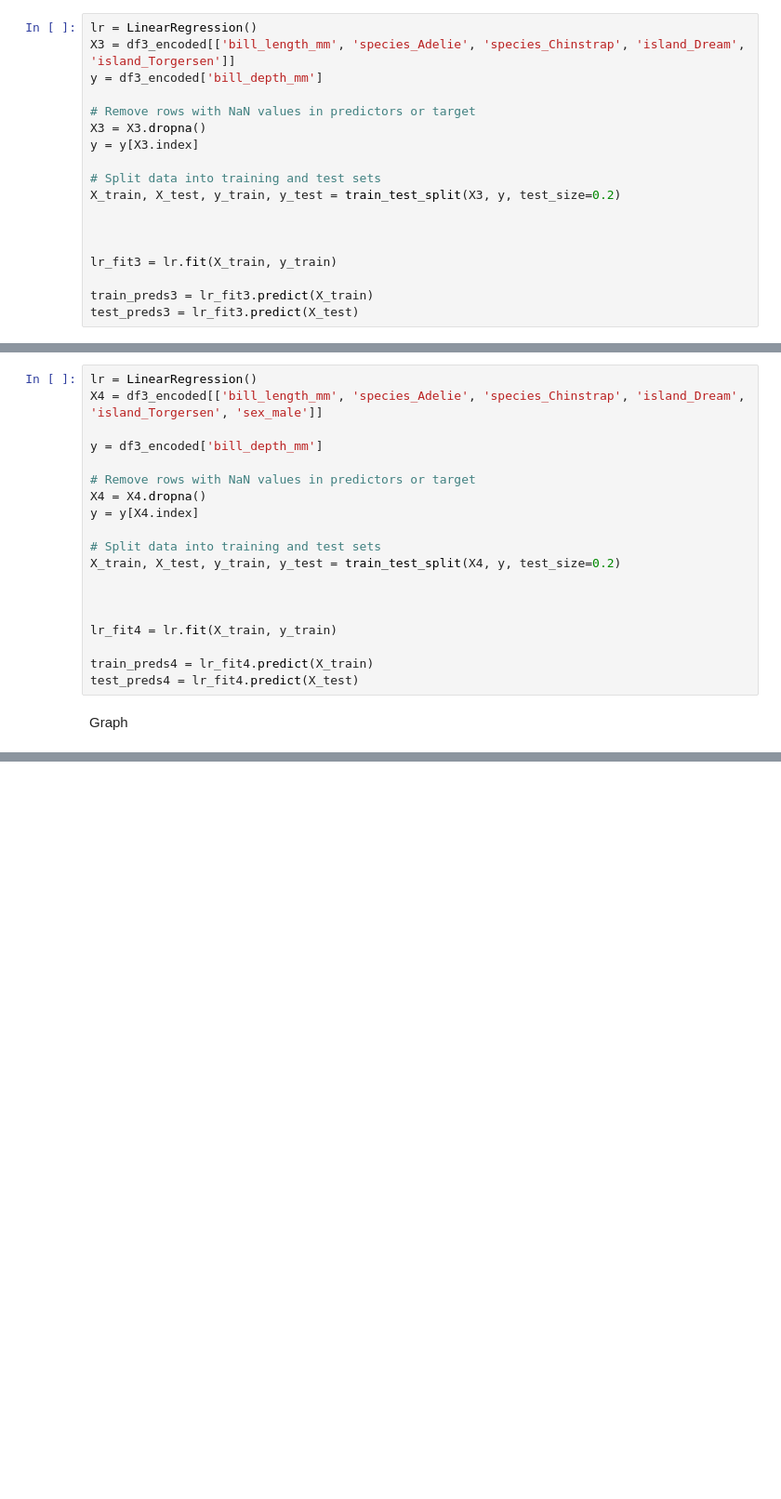
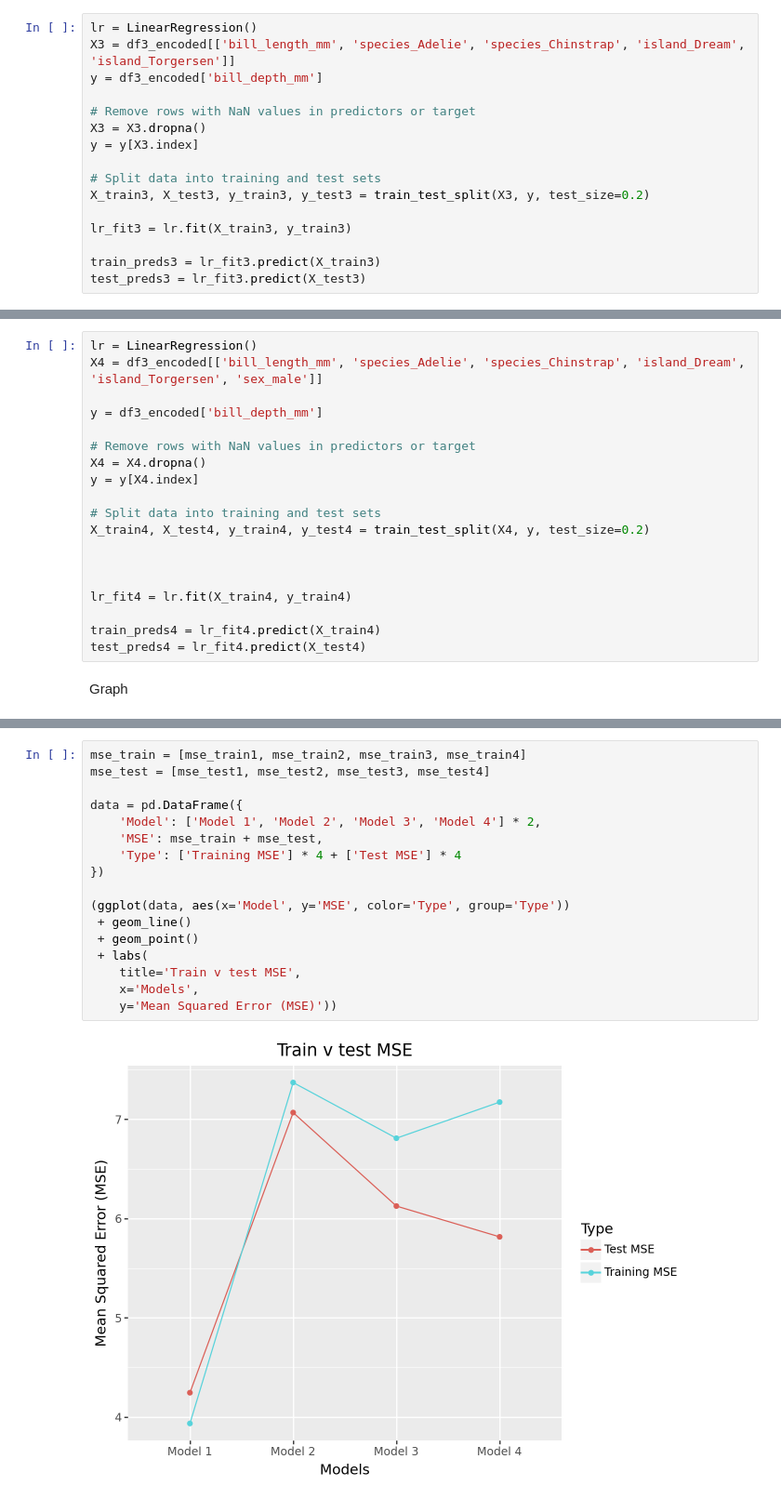
Before and after one commit to okhanson/GSB_544_ML, a Jupyter notebook: Practice Activity 6.2/Practice Activity 6.2.ipynb, the cells around one changed output, grey strips where cells are left out. Shown: that part at 93% size. Saved outputs shown, nothing was run; the diff lists cells and outputs as text; blank space fills up the shorter version.

```diff
--- a/Practice Activity 6.2/Practice Activity 6.2.ipynb
+++ b/Practice Activity 6.2/Practice Activity 6.2.ipynb
@@ -186,14 +171,12 @@ X3 = X3.dropna()
 y = y[X3.index]
 
 # Split data into training and test sets
-X_train, X_test, y_train, y_test = train_test_split(X3, y, test_size=0.2)
+X_train3, X_test3, y_train3, y_test3 = train_test_split(X3, y, test_size=0.2)
 
+lr_fit3 = lr.fit(X_train3, y_train3)
 
-
-lr_fit3 = lr.fit(X_train, y_train)
-
-train_preds3 = lr_fit3.predict(X_train)
-test_preds3 = lr_fit3.predict(X_test)
+train_preds3 = lr_fit3.predict(X_train3)
+test_preds3 = lr_fit3.predict(X_test3)
 # %% [markdown]
 Model4
 # %%
@@ -207,14 +190,14 @@ X4 = X4.dropna()
 y = y[X4.index]
 
 # Split data into training and test sets
-X_train, X_test, y_train, y_test = train_test_split(X4, y, test_size=0.2)
+X_train4, X_test4, y_train4, y_test4 = train_test_split(X4, y, test_size=0.2)
 
 
 
-lr_fit4 = lr.fit(X_train, y_train)
+lr_fit4 = lr.fit(X_train4, y_train4)
 
-train_preds4 = lr_fit4.predict(X_train)
-test_preds4 = lr_fit4.predict(X_test)
+train_preds4 = lr_fit4.predict(X_train4)
+test_preds4 = lr_fit4.predict(X_test4)
 # %% [markdown]
 Graph
 # %%
@@ -272,0 +226,19 @@ plt.show()
+# %%
+mse_train = [mse_train1, mse_train2, mse_train3, mse_train4]
+mse_test = [mse_test1, mse_test2, mse_test3, mse_test4]
+
+data = pd.DataFrame({
+    'Model': ['Model 1', 'Model 2', 'Model 3', 'Model 4'] * 2,
+    'MSE': mse_train + mse_test,
+    'Type': ['Training MSE'] * 4 + ['Test MSE'] * 4
+})
+
+(ggplot(data, aes(x='Model', y='MSE', color='Type', group='Type'))
+ + geom_line()
+ + geom_point()
+ + labs(
+    title='Train v test MSE',
+    x='Models',
+    y='Mean Squared Error (MSE)'))
+# %% [output]
+[figure, added]
```
Also changed, not shown: parts of 6 cells of this notebook, 1 other file.
